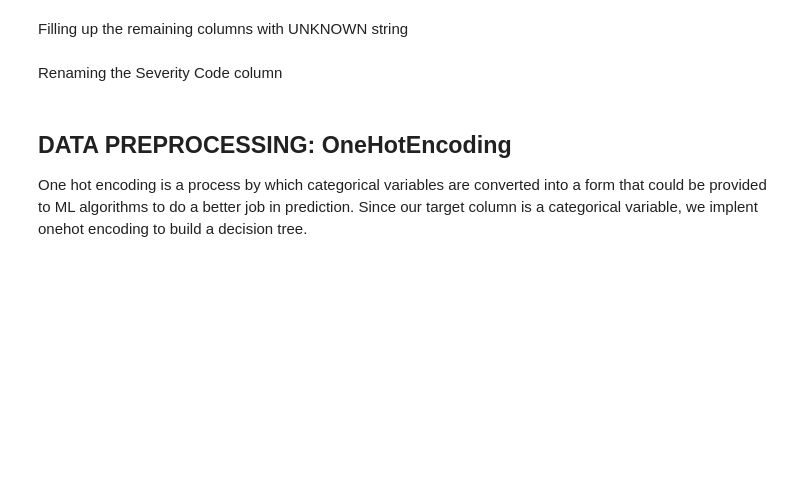
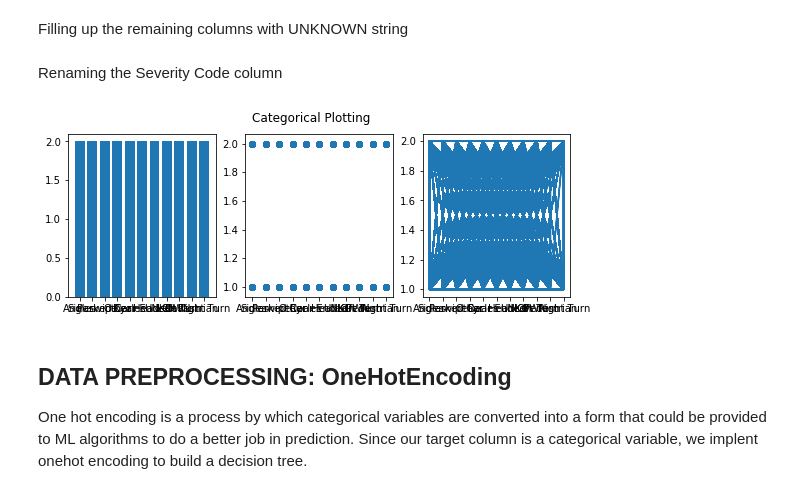
Before and after one commit to in04436r/Car-Crash-Severeity, a Jupyter notebook: Notebooks/Collision_Analysis_RE.ipynb, the cells around one changed output. Cells and saved outputs as stored; diff of their text form; code cells hidden in the pictures; blank space fills up the shorter version.

```diff
--- a/Notebooks/Collision_Analysis_RE.ipynb
+++ b/Notebooks/Collision_Analysis_RE.ipynb
@@ -183,6 +183,22 @@ d1.fillna('UNKOWN', inplace=True)
 Renaming the Severity Code column
 # %%
 d1.rename(columns={"SEVERITYCODE.1":"SEVERITYCODE"},inplace=True)
+# %%
+collision_type = d1['COLLISIONTYPE']
+sev_code = d1['SEVERITYCODE']
+
+plt.figure(figsize=(9, 3))
+
+plt.subplot(131)
+plt.bar(collision_type, sev_code)
+plt.subplot(132)
+plt.scatter(collision_type, sev_code)
+plt.subplot(133)
+plt.plot(collision_type, sev_code)
+plt.suptitle('Categorical Plotting')
+plt.show()
+# %% [output]
+[figure, added]
 # %% [markdown]
 
 ## DATA PREPROCESSING: OneHotEncoding
```
Also changed, not shown: parts of 5 cells of this notebook.
